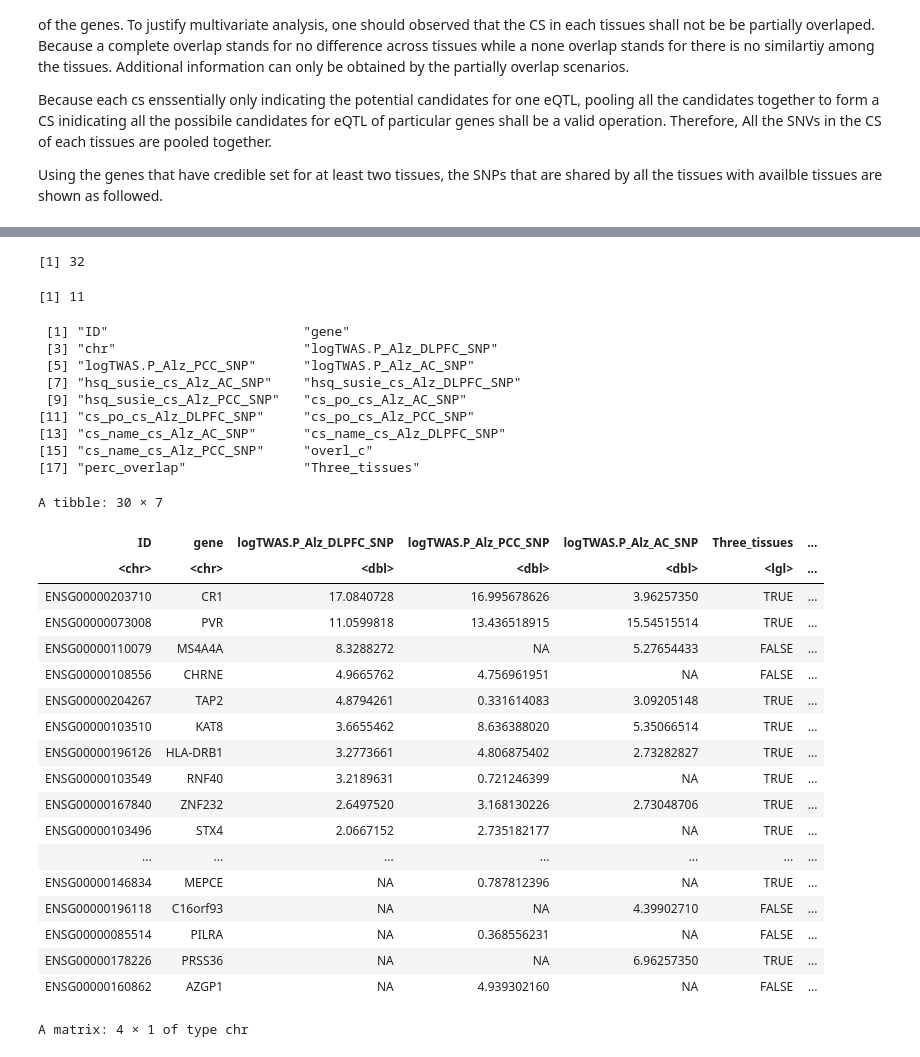
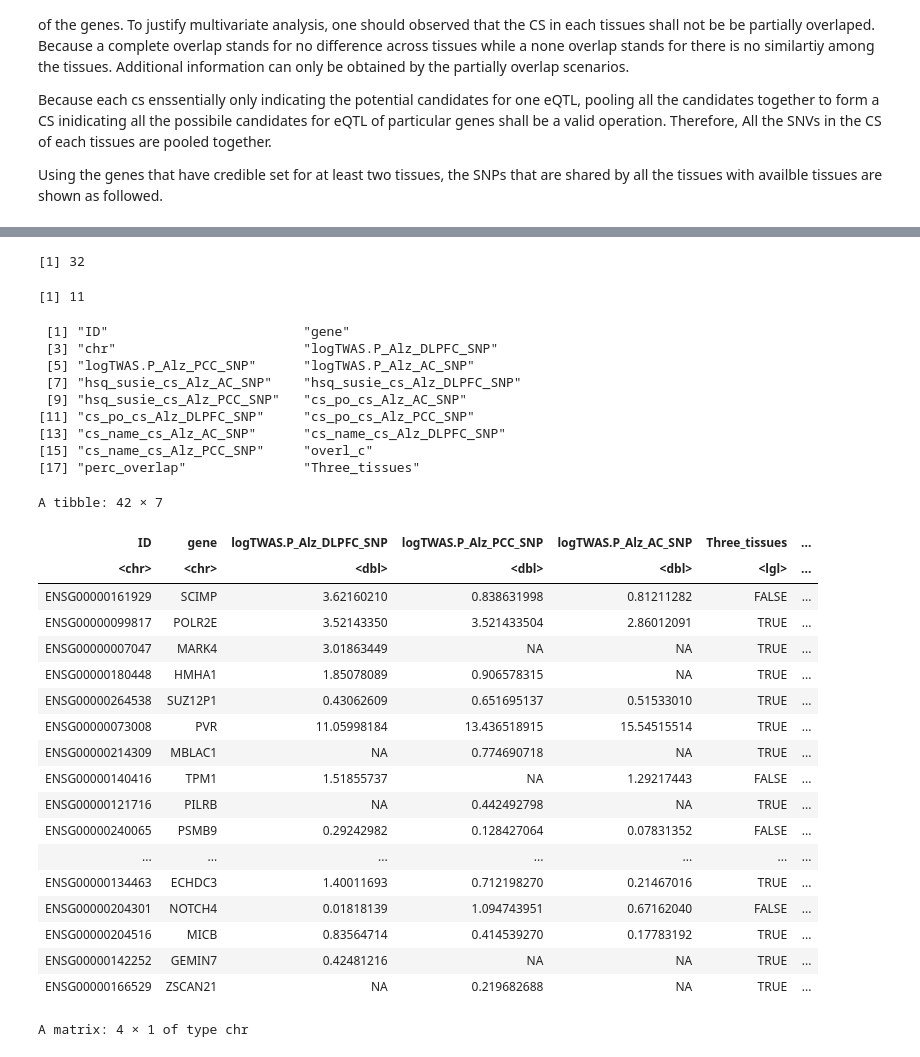
Before and after one commit to gaow/neuro-twas, a Jupyter notebook: Analysis/ROSMAP_TWAS/Alz_specific_gene_analysis.ipynb, the cells around one changed output, grey strips where cells are left out. Saved outputs shown, nothing was run; the diff lists cells and outputs as text; code cells hidden in the pictures.

```diff
--- a/Analysis/ROSMAP_TWAS/Alz_specific_gene_analysis.ipynb
+++ b/Analysis/ROSMAP_TWAS/Alz_specific_gene_analysis.ipynb
@@ -743,40 +304,40 @@ Adding missing grouping variables: `Proj_Name`
 # %%
 ## Showing the result
 length(gene_3cs)
 length(gene_2cs)
 colnames(result)
-result%>%filter(perc_overlap>0,perc_overlap<1)%>%select(ID,gene,'logTWAS.P_Alz_DLPFC_SNP','logTWAS.P_Alz_PCC_SNP','logTWAS.P_Alz_AC_SNP',Three_tissues,perc_overlap)%>%arrange(-logTWAS.P_Alz_DLPFC_SNP)
+result%>%select(ID,gene,'logTWAS.P_Alz_DLPFC_SNP','logTWAS.P_Alz_PCC_SNP','logTWAS.P_Alz_AC_SNP',Three_tissues,perc_overlap)%>%arrange(-perc_overlap)#%>%filter(perc_overlap >0,perc_overlap<1)
 # %% [output]
 [1] 32
 [1] 11
  [1] "ID"                         "gene"
  [3] "chr"                        "logTWAS.P_Alz_DLPFC_SNP"
  [5] "logTWAS.P_Alz_PCC_SNP"      "logTWAS.P_Alz_AC_SNP"
  [7] "hsq_susie_cs_Alz_AC_SNP"    "hsq_susie_cs_Alz_DLPFC_SNP"
  [9] "hsq_susie_cs_Alz_PCC_SNP"   "cs_po_cs_Alz_AC_SNP"
 [11] "cs_po_cs_Alz_DLPFC_SNP"     "cs_po_cs_Alz_PCC_SNP"
 [13] "cs_name_cs_Alz_AC_SNP"      "cs_name_cs_Alz_DLPFC_SNP"
 [15] "cs_name_cs_Alz_PCC_SNP"     "overl_c"
 [17] "perc_overlap"               "Three_tissues"
-A tibble: 30 × 7
+A tibble: 42 × 7
 | ID | gene | logTWAS.P_Alz_DLPFC_SNP | logTWAS.P_Alz_PCC_SNP | logTWAS.P_Alz_AC_SNP | Three_tissues | ... |
 | <chr> | <chr> | <dbl> | <dbl> | <dbl> | <lgl> | ... |
-| ENSG00000203710 | CR1 | 17.0840728 | 16.995678626 | 3.96257350 | TRUE | ... |
-| ENSG00000073008 | PVR | 11.0599818 | 13.436518915 | 15.54515514 | TRUE | ... |
-| ENSG00000110079 | MS4A4A | 8.3288272 | NA | 5.27654433 | FALSE | ... |
-| ENSG00000108556 | CHRNE | 4.9665762 | 4.756961951 | NA | FALSE | ... |
-| ENSG00000204267 | TAP2 | 4.8794261 | 0.331614083 | 3.09205148 | TRUE | ... |
-| ENSG00000103510 | KAT8 | 3.6655462 | 8.636388020 | 5.35066514 | TRUE | ... |
-| ENSG00000196126 | HLA-DRB1 | 3.2773661 | 4.806875402 | 2.73282827 | TRUE | ... |
-| ENSG00000103549 | RNF40 | 3.2189631 | 0.721246399 | NA | TRUE | ... |
-| ENSG00000167840 | ZNF232 | 2.6497520 | 3.168130226 | 2.73048706 | TRUE | ... |
-| ENSG00000103496 | STX4 | 2.0667152 | 2.735182177 | NA | TRUE | ... |
+| ENSG00000161929 | SCIMP | 3.62160210 | 0.838631998 | 0.81211282 | FALSE | ... |
+| ENSG00000099817 | POLR2E | 3.52143350 | 3.521433504 | 2.86012091 | TRUE | ... |
+| ENSG00000007047 | MARK4 | 3.01863449 | NA | NA | TRUE | ... |
+| ENSG00000180448 | HMHA1 | 1.85078089 | 0.906578315 | NA | TRUE | ... |
+| ENSG00000264538 | SUZ12P1 | 0.43062609 | 0.651695137 | 0.51533010 | TRUE | ... |
+| ENSG00000073008 | PVR | 11.05998184 | 13.436518915 | 15.54515514 | TRUE | ... |
+| ENSG00000214309 | MBLAC1 | NA | 0.774690718 | NA | TRUE | ... |
+| ENSG00000140416 | TPM1 | 1.51855737 | NA | 1.29217443 | FALSE | ... |
+| ENSG00000121716 | PILRB | NA | 0.442492798 | NA | TRUE | ... |
+| ENSG00000240065 | PSMB9 | 0.29242982 | 0.128427064 | 0.07831352 | FALSE | ... |
 | ... | ... | ... | ... | ... | ... | ... |
-| ENSG00000146834 | MEPCE | NA | 0.787812396 | NA | TRUE | ... |
-| ENSG00000196118 | C16orf93 | NA | NA | 4.39902710 | FALSE | ... |
-| ENSG00000085514 | PILRA | NA | 0.368556231 | NA | FALSE | ... |
-| ENSG00000178226 | PRSS36 | NA | NA | 6.96257350 | TRUE | ... |
-| ENSG00000160862 | AZGP1 | NA | 4.939302160 | NA | FALSE | ... |
+| ENSG00000134463 | ECHDC3 | 1.40011693 | 0.712198270 | 0.21467016 | TRUE | ... |
+| ENSG00000204301 | NOTCH4 | 0.01818139 | 1.094743951 | 0.67162040 | FALSE | ... |
+| ENSG00000204516 | MICB | 0.83564714 | 0.414539270 | 0.17783192 | TRUE | ... |
+| ENSG00000142252 | GEMIN7 | 0.42481216 | NA | NA | TRUE | ... |
+| ENSG00000166529 | ZSCAN21 | NA | 0.219682688 | NA | TRUE | ... |
 # %%
 #### To looks at the overlap between each genes of interest
 gene_ID = "ENSG00000161929"
```
Also changed, not shown: parts of 43 cells of this notebook, 1 other file.
